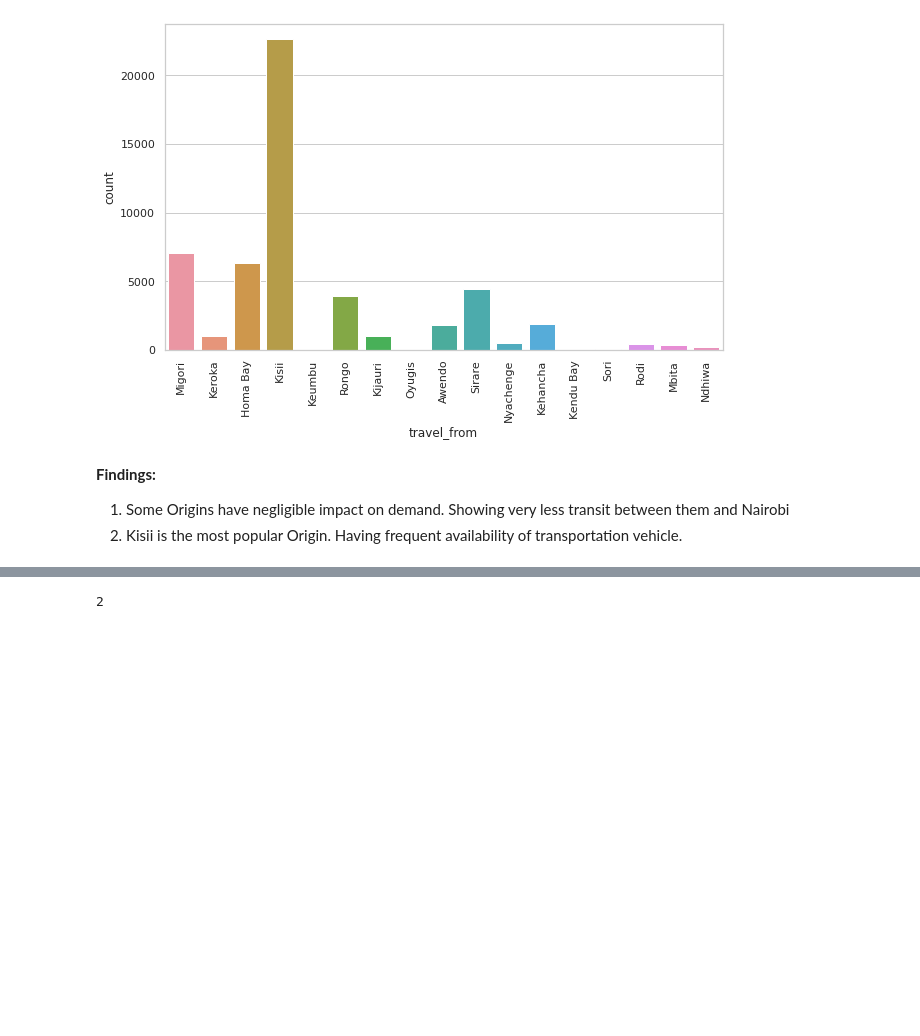
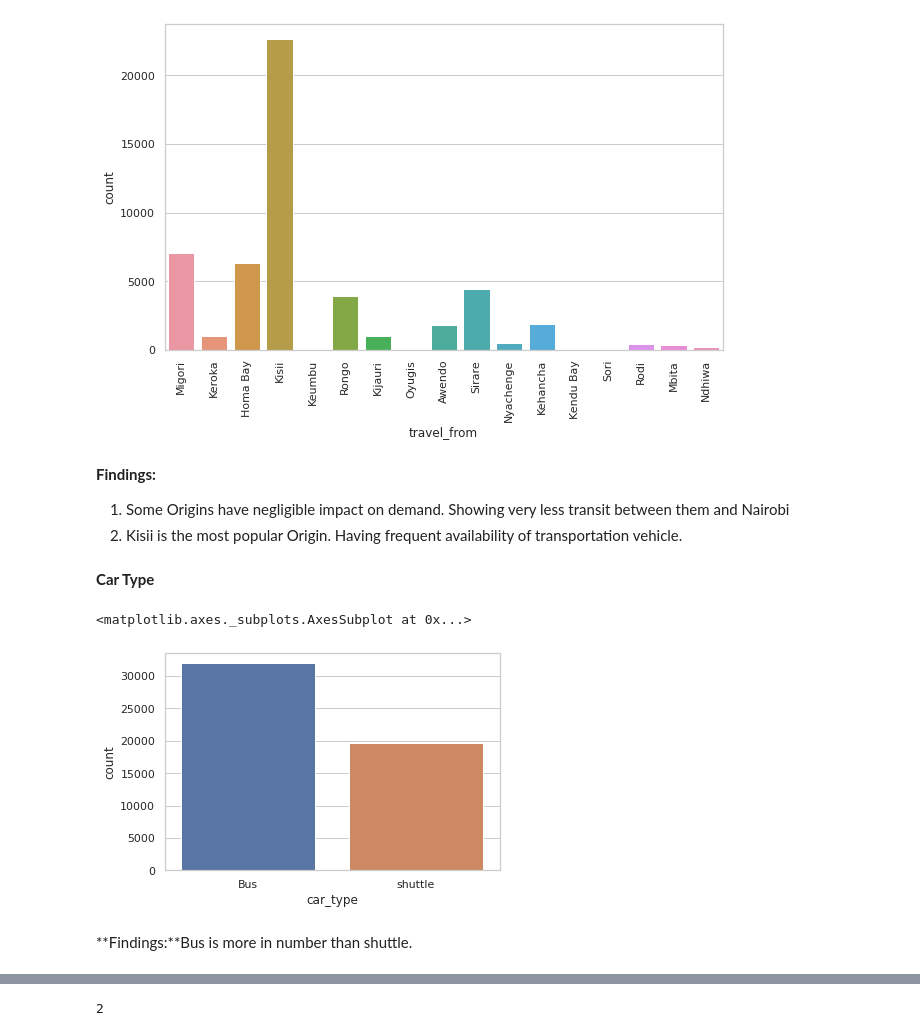
Before and after one commit to sudeep-009/Transport-Demand-Prediction-Regression-Capstone-Project, a Jupyter notebook: Copy_of_Demand_Prediction_for_Public_Transport_Capstone_Project.ipynb, the cells around one changed output, grey strips where cells are left out. Drawn from its saved outputs; the diff is of its cells as text; code cells hidden in the pictures; blank space fills up the shorter version.

```diff
--- a/Copy_of_Demand_Prediction_for_Public_Transport_Capstone_Project.ipynb
+++ b/Copy_of_Demand_Prediction_for_Public_Transport_Capstone_Project.ipynb
@@ -179,3 +181,12 @@ plt.xticks(rotation=90)
 **Findings:**
 1. Some Origins have negligible impact on demand. Showing very less transit between them and Nairobi
 2. Kisii is the most popular Origin. Having frequent availability of transportation vehicle.
+# %% [markdown]
+**Car Type**
+# %%
+sns.countplot(x=transport_df['car_type'])
+# %% [output]
+<matplotlib.axes._subplots.AxesSubplot at 0x...>
+[figure, added]
+# %% [markdown]
+**Findings:**Bus is more in number than shuttle.
```
Also changed, not shown: parts of 10 cells of this notebook.
